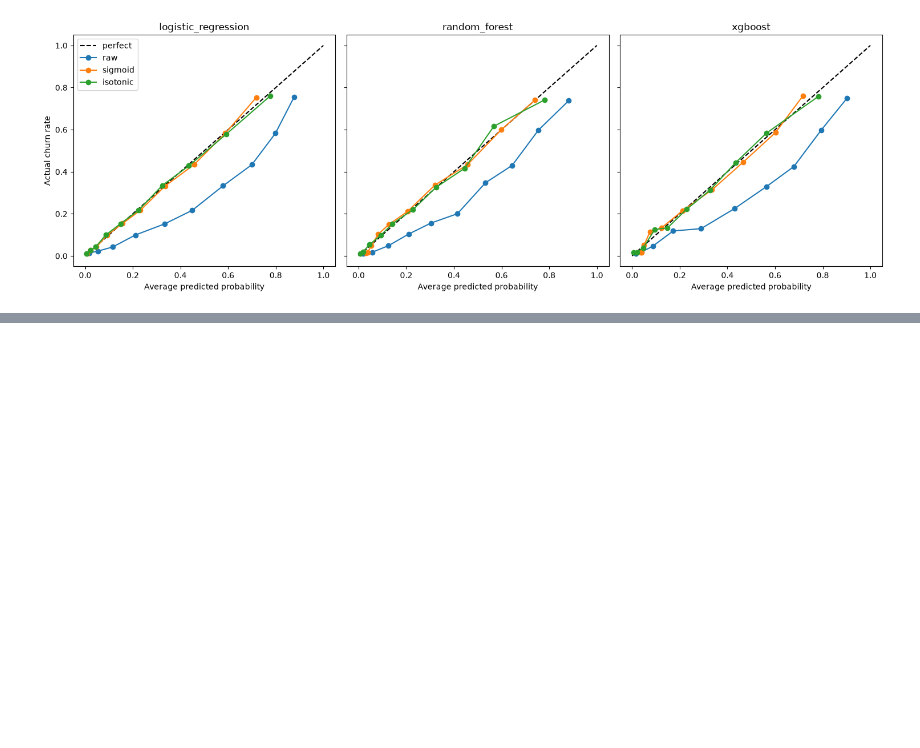
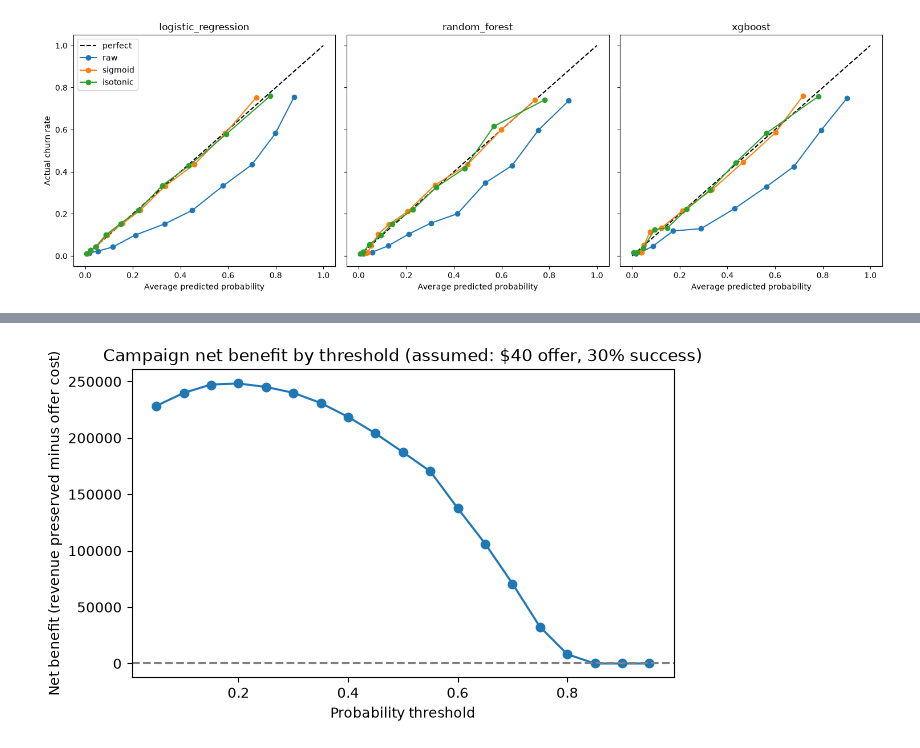
Before and after one commit to gauriverse/ChurnLens, a Jupyter notebook: notebooks/05_model_training.ipynb, the cells around one changed output, grey strips where cells are left out. Saved outputs shown, nothing was run; the diff lists cells and outputs as text; code cells hidden in the pictures; blank space fills up the shorter version.

Commit message:
feat: choose decision threshold from campaign net benefit

```diff
--- a/notebooks/05_model_training.ipynb
+++ b/notebooks/05_model_training.ipynb
@@ -227,3 +227,21 @@ plt.tight_layout()
 plt.show()
 # %% [output]
 [figure]
+# %%
+import numpy as np
+from churnlens.evaluation.threshold import sweep_thresholds
+
+p_lr = cal_oof[("logistic_regression", "sigmoid")]
+charges = X_train["MonthlyCharges"].to_numpy()
+
+SETTINGS = dict(offer_cost=40, success_rate=0.30, horizon_months=12, margin=1.0)
+thresholds = np.round(np.arange(0.05, 0.96, 0.05), 2)
+
+sweep = sweep_thresholds(y_train, p_lr, charges, thresholds, **SETTINGS)
+print(sweep.round(2).to_string(index=False))
+
+best = sweep.loc[sweep["net_benefit"].idxmax()]
+print("\nbest threshold:", best["threshold"], "net benefit:", round(best["net_benefit"]))
+print("contact nobody: net benefit 0")
+print("contact everyone:",
+      round(sweep_thresholds(y_train, p_lr, charges, [0.0], **SETTINGS)["net_benefit"][0]))
@@ -229,0 +266,10 @@ plt.show()
+# %%
+fig, ax = plt.subplots(figsize=(7, 4))
+ax.plot(sweep["threshold"], sweep["net_benefit"], marker="o")
+ax.axhline(0, color="gray", linestyle="--")
+ax.set_xlabel("Probability threshold")
+ax.set_ylabel("Net benefit (revenue preserved minus offer cost)")
+ax.set_title("Campaign net benefit by threshold (assumed: $40 offer, 30% success)")
+plt.show()
+# %% [output]
+[figure, added]
```
Also changed, not shown: parts of 2 cells of this notebook.
